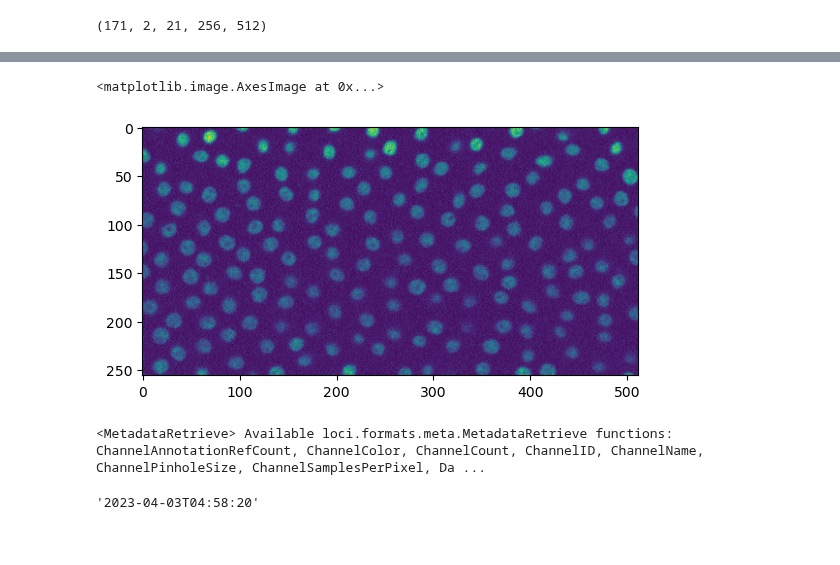
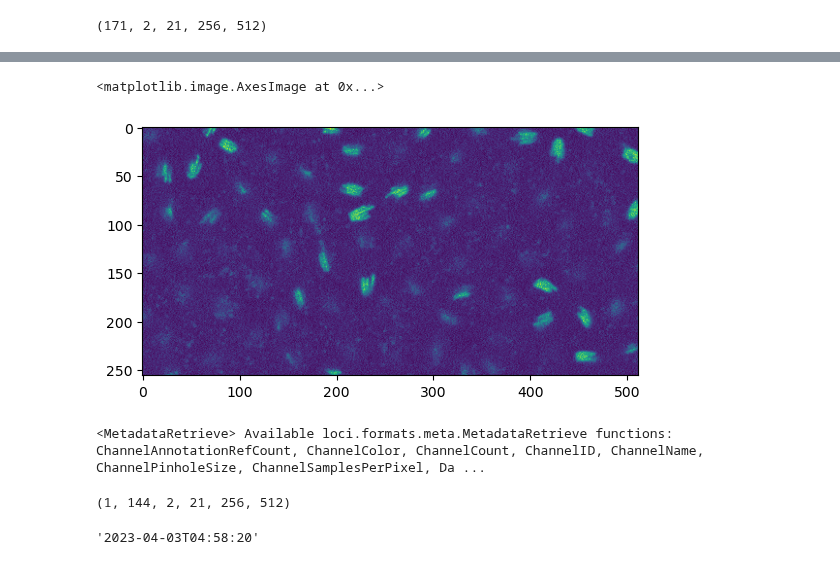
Before and after one commit to GarciaLab/transcription_pipeline, a Jupyter notebook: test.ipynb, the cells around one changed output, grey strips where cells are left out. Drawn from its saved outputs; the diff is of its cells as text; code cells hidden in the pictures.

```diff
--- a/test.ipynb
+++ b/test.ipynb
@@ -81,13 +81,17 @@ plt.imshow(full_dataset[100, 1, 10])
 # %%
 import matplotlib.pyplot as plt
-plt.imshow(data[3][0][50][1][12])
+plt.imshow(data[3][0][5][1][12])
 # %% [output]
 <matplotlib.image.AxesImage at 0x...>
-[figure, old version]
+[figure, new version]
 # %%
 (data[0].metadata)
 # %% [output]
 <MetadataRetrieve> Available loci.formats.meta.MetadataRetrieve functions: ChannelAnnotationRefCount, ChannelColor, ChannelCount, ChannelID, ChannelName, ChannelPinholeSize, ChannelSamplesPerPixel, Da ...
+# %%
+data[0].shape
+# %% [output]
+(1, 144, 2, 21, 256, 512)
 # %%
 data[1].metadata.ImageAcquisitionDate(0)
 # %% [output]
```
Also changed, not shown: parts of 2 cells of this notebook.
